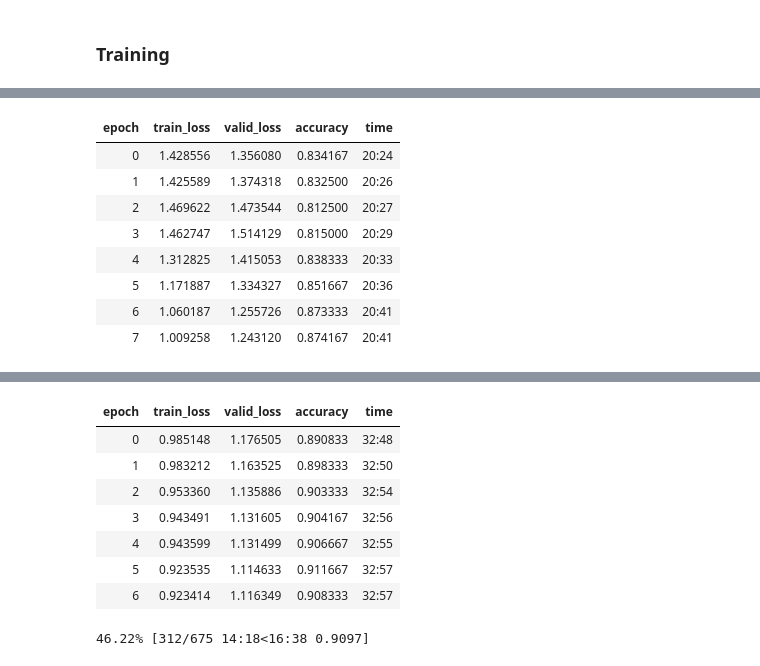
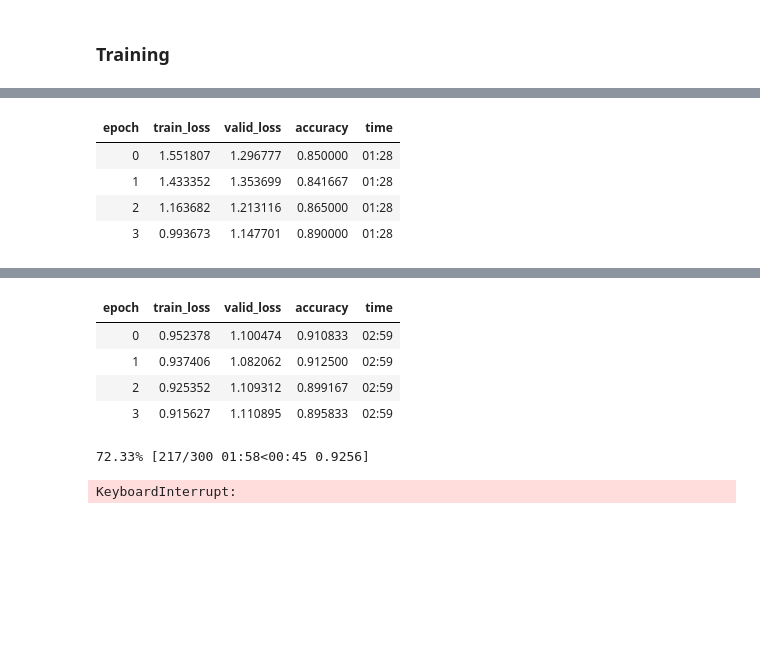
Before and after one commit to KeremTurgutlu/fgvc, a Jupyter notebook: stanford_dog/09 - clean_training_modular.ipynb, the cells around one changed output, grey strips where cells are left out. Cells and saved outputs as stored; diff of their text form; code cells hidden in the pictures; blank space fills up the shorter version.

```diff
--- a/stanford_dog/09 - clean_training_modular.ipynb
+++ b/stanford_dog/09 - clean_training_modular.ipynb
@@ -129,7 +129,7 @@ class MultiCropViT(Module):
         store_attr()
 
         self.image_encoder = ViTEncoder(encoder, nblocks=encoder_nblocks, checkpoint_nchunks=checkpoint_nchunks)
-        self._norm = partial(nn.LayerNorm, eps=1e-6)(768)
+        self.norm = partial(nn.LayerNorm, eps=1e-6)(768)
         self.classifier = create_cls_module(768, 120, lin_ftrs=[768], use_bn=False, first_bn=False, ps=0.)
 
 
@@ -205,12 +205,12 @@ class MultiCropViT(Module):
 
 
         # predict
-        x_full = self.full_norm(x_full)[:,0]
+        x_full = self.norm(x_full)[:,0]
         if self.crop_object:
             x_object = self.norm(x_object)[:,0]
             if self.crop_object_parts:
                 x_crops1 = self.norm(x_crops1)[:,0]
                 x_crops2 = self.norm(x_crops2)[:,0]
                 return self.classifier(x_full), self.classifier(x_object), self.classifier(x_crops1), self.classifier(x_crops2)
-            return self.classifier(x_full), self.classifier(x_object),
+            return self.classifier(x_full), self.classifier(x_object)
         return  self.classifier(x_full)
@@ -245,0 +228,18 @@ loss_func = LabelSmoothingCrossEntropyFlat(0.1)
+# %%
+metrics = accuracy
+loss_func = LabelSmoothingCrossEntropyFlat(0.1)
+
+class LossFuncA(Module): # only object
+    def __init__(self):               self.lf = LabelSmoothingCrossEntropyFlat(0.1)
+    def forward(self, preds, targs):  return self.lf(preds[1],targs)
+
+class LossFuncB(Module): # full + object
+    def __init__(self):               self.lf = LabelSmoothingCrossEntropyFlat(0.1)
+    def forward(self, preds, targs):  return self.lf(preds[0],targs) + self.lf(preds[1],targs)
+
+class LossFuncC(Module): # full + object + crops
+    def __init__(self):               self.lf = LabelSmoothingCrossEntropyFlat(0.1)
+    def forward(self, preds, targs):  return self.lf(preds[0],targs) + self.lf(preds[1],targs) + (self.lf(preds[2],targs)+self.lf(preds[3],targs))/2
+# %%
+def accuracyA(preds, targs): return accuracy(preds[1], targs)
+def accuracyB(preds, targs): return accuracy((preds[2]+preds[3])/2, targs)
@@ -246,11 +293,8 @@ loss_func = LabelSmoothingCrossEntropyFlat(0.1)
 # %%
 mcvit_model = MultiCropViT(encoder,
-                                input_res=384,
-                                high_res=448,
-                                min_obj_area=64*64,
-                                crop_sz=128,
-                                p_attn_erasing=0.5,
-                                attn_erasing_thresh=0.7)
+                             input_res=384, high_res=448, min_obj_area=64*64, crop_sz=128,
+                             encoder_nblocks=12, checkpoint_nchunks=12,
+                            **model_config)
 # %%
 WANDB = True
 if WANDB:
@@ -278,21 +323,17 @@ if WANDB: cbs += [WandbCallback(log_preds=False,log_model=False)]
 learn = Learner(dls, mcvit_model, opt_func=ranger, cbs=cbs, metrics=metrics, loss_func=loss_func, splitter=model_splitter)
 learn.to_fp16();
 # %%
-epochs = 8
+epochs = 4
 lr = 3e-3
 learn.freeze_to(1)
 learn.fit_one_cycle(epochs, lr_max=(lr), pct_start=0.5)
 
 lr /= 3
 learn.unfreeze()
-learn.fit_one_cycle(int(epochs**2), lr_max=[lr/10,lr,lr], pct_start=0.5)
+learn.fit_one_cycle(int(epochs**2), lr_max=[lr/3,lr,lr], pct_start=0.5)
 # %% [output]
 | epoch | train_loss | valid_loss | accuracy | time |
-| 0 | 1.428556 | 1.356080 | 0.834167 | 20:24 |
-| 1 | 1.425589 | 1.374318 | 0.832500 | 20:26 |
-| 2 | 1.469622 | 1.473544 | 0.812500 | 20:27 |
-| 3 | 1.462747 | 1.514129 | 0.815000 | 20:29 |
-| 4 | 1.312825 | 1.415053 | 0.838333 | 20:33 |
-| 5 | 1.171887 | 1.334327 | 0.851667 | 20:36 |
-| 6 | 1.060187 | 1.255726 | 0.873333 | 20:41 |
-| 7 | 1.009258 | 1.243120 | 0.874167 | 20:41 |
+| 0 | 1.551807 | 1.296777 | 0.850000 | 01:28 |
+| 1 | 1.433352 | 1.353699 | 0.841667 | 01:28 |
+| 2 | 1.163682 | 1.213116 | 0.865000 | 01:28 |
+| 3 | 0.993673 | 1.147701 | 0.890000 | 01:28 |
@@ -300,9 +341,7 @@ learn.fit_one_cycle(int(epochs**2), lr_max=[lr/10,lr,lr], pct_start=0.5)
 | epoch | train_loss | valid_loss | accuracy | time |
-| 0 | 0.985148 | 1.176505 | 0.890833 | 32:48 |
-| 1 | 0.983212 | 1.163525 | 0.898333 | 32:50 |
-| 2 | 0.953360 | 1.135886 | 0.903333 | 32:54 |
-| 3 | 0.943491 | 1.131605 | 0.904167 | 32:56 |
-| 4 | 0.943599 | 1.131499 | 0.906667 | 32:55 |
-| 5 | 0.923535 | 1.114633 | 0.911667 | 32:57 |
-| 6 | 0.923414 | 1.116349 | 0.908333 | 32:57 |
+| 0 | 0.952378 | 1.100474 | 0.910833 | 02:59 |
+| 1 | 0.937406 | 1.082062 | 0.912500 | 02:59 |
+| 2 | 0.925352 | 1.109312 | 0.899167 | 02:59 |
+| 3 | 0.915627 | 1.110895 | 0.895833 | 02:59 |
-46.22% [312/675 14:18<16:38 0.9097]
+72.33% [217/300 01:58<00:45 0.9256]
+KeyboardInterrupt:
```
Also changed, not shown: parts of 10 cells of this notebook.
